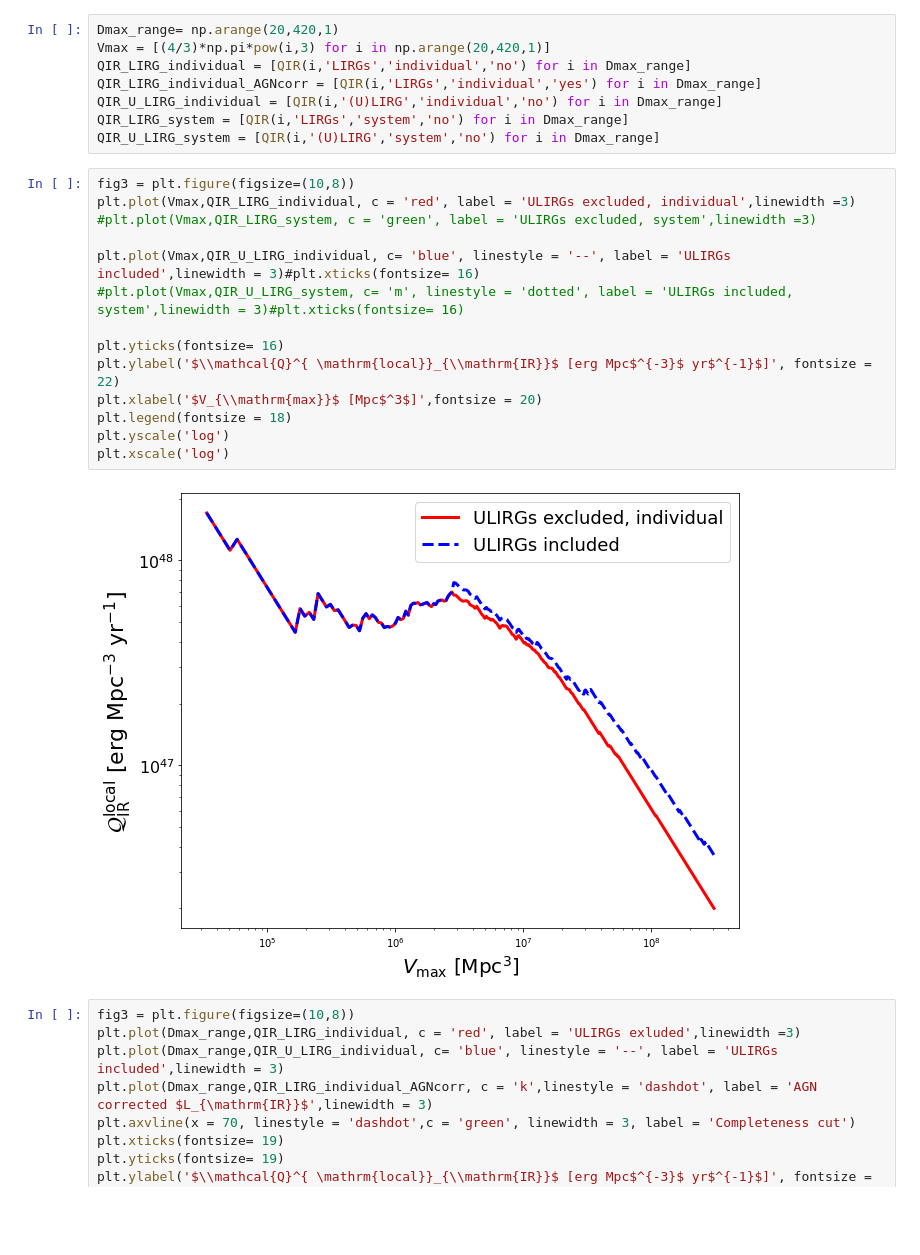
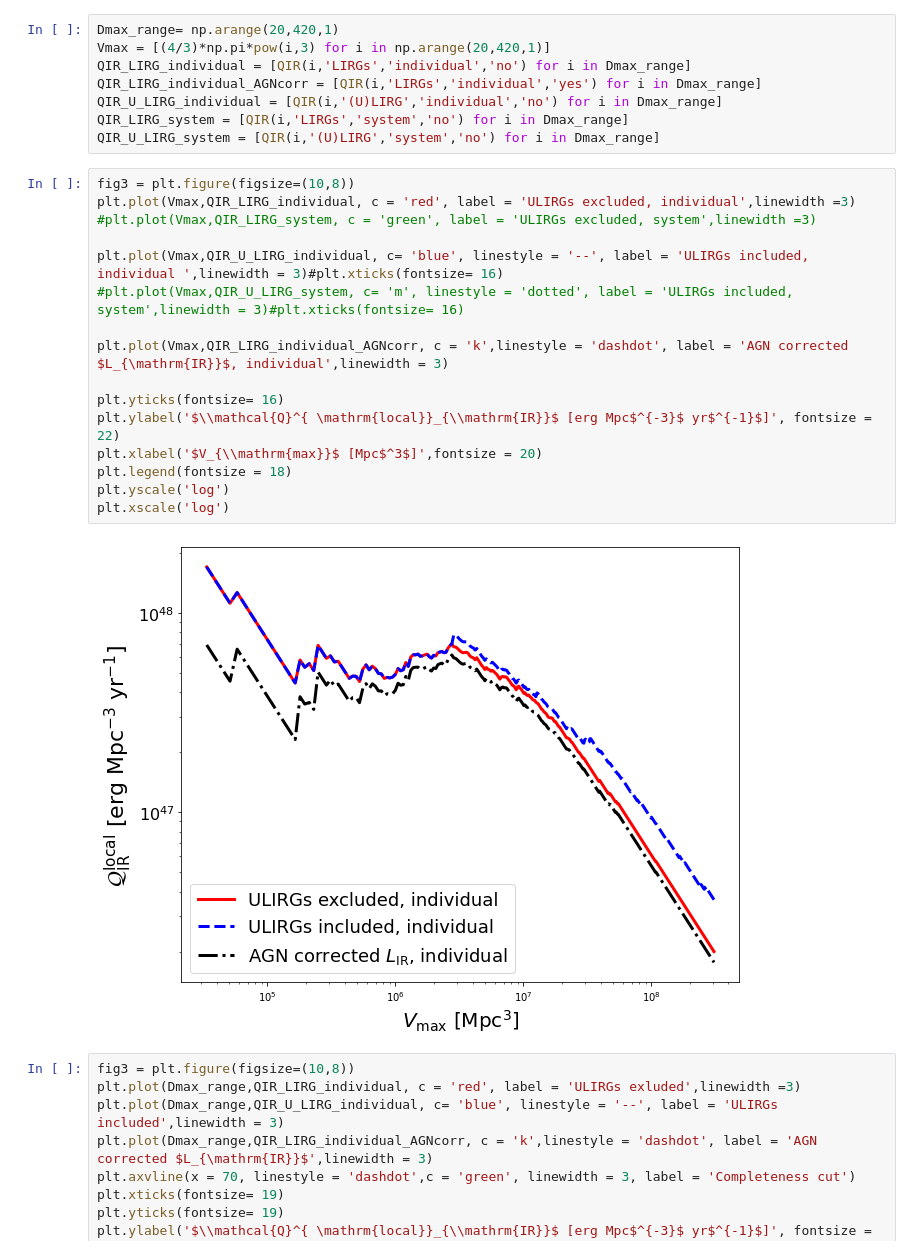
Before and after one commit to YarnoMerckx/diffuse-neutrino-flux-u-lirgs, a Jupyter notebook: Extrapolation.ipynb, the cells around one changed output. Cells and saved outputs as stored; diff of their text form; blank space fills up the shorter version.

```diff
--- a/Extrapolation.ipynb
+++ b/Extrapolation.ipynb
@@ -90,19 +91,21 @@ QIR_U_LIRG_system = [QIR(i,'(U)LIRG','system','no') for i in Dmax_range]
 # %%
 fig3 = plt.figure(figsize=(10,8))
 plt.plot(Vmax,QIR_LIRG_individual, c = 'red', label = 'ULIRGs excluded, individual',linewidth =3)
 #plt.plot(Vmax,QIR_LIRG_system, c = 'green', label = 'ULIRGs excluded, system',linewidth =3)
 
-plt.plot(Vmax,QIR_U_LIRG_individual, c= 'blue', linestyle = '--', label = 'ULIRGs included',linewidth = 3)#plt.xticks(fontsize= 16)
+plt.plot(Vmax,QIR_U_LIRG_individual, c= 'blue', linestyle = '--', label = 'ULIRGs included, individual ',linewidth = 3)#plt.xticks(fontsize= 16)
 #plt.plot(Vmax,QIR_U_LIRG_system, c= 'm', linestyle = 'dotted', label = 'ULIRGs included, system',linewidth = 3)#plt.xticks(fontsize= 16)
+
+plt.plot(Vmax,QIR_LIRG_individual_AGNcorr, c = 'k',linestyle = 'dashdot', label = 'AGN corrected $L_{\mathrm{IR}}$, individual',linewidth = 3)
 
 plt.yticks(fontsize= 16)
 plt.ylabel('$\\mathcal{Q}^{ \mathrm{local}}_{\\mathrm{IR}}$ [erg Mpc$^{-3}$ yr$^{-1}$]', fontsize = 22)
 plt.xlabel('$V_{\\mathrm{max}}$ [Mpc$^3$]',fontsize = 20)
 plt.legend(fontsize = 18)
 plt.yscale('log')
 plt.xscale('log')
 # %% [output]
-[figure, old version]
+[figure, new version]
 # %%
 fig3 = plt.figure(figsize=(10,8))
 plt.plot(Dmax_range,QIR_LIRG_individual, c = 'red', label = 'ULIRGs exluded',linewidth =3)
```
Also changed, not shown: parts of 9 cells of this notebook.
